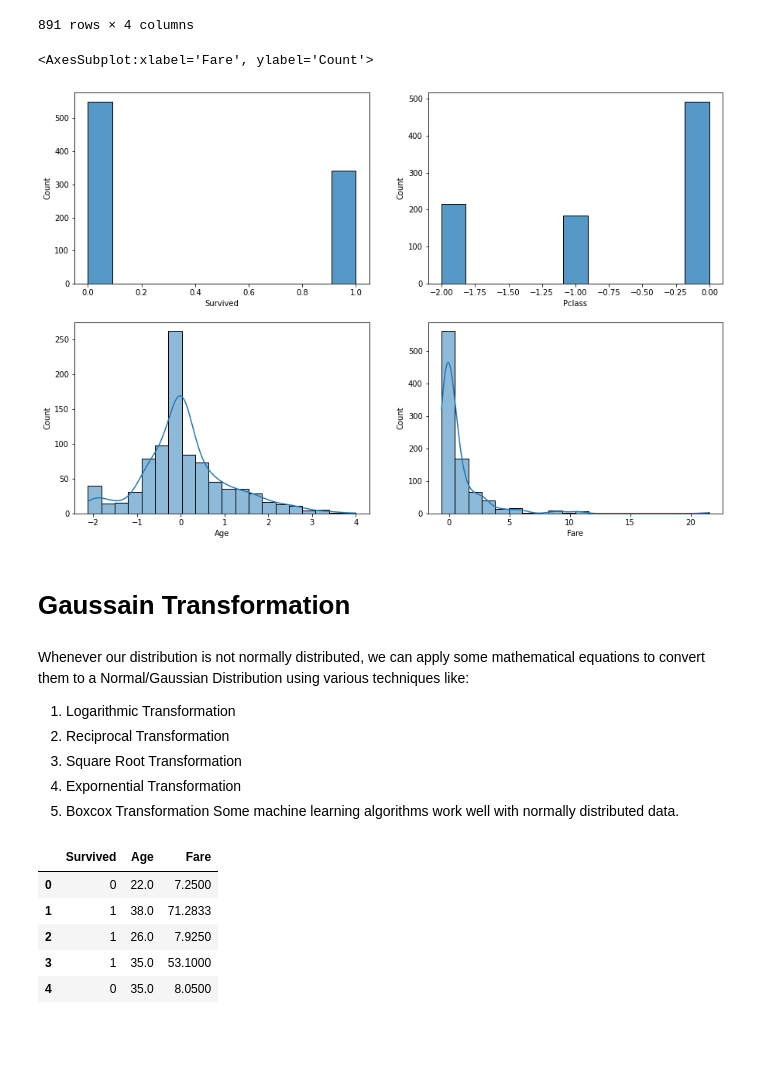
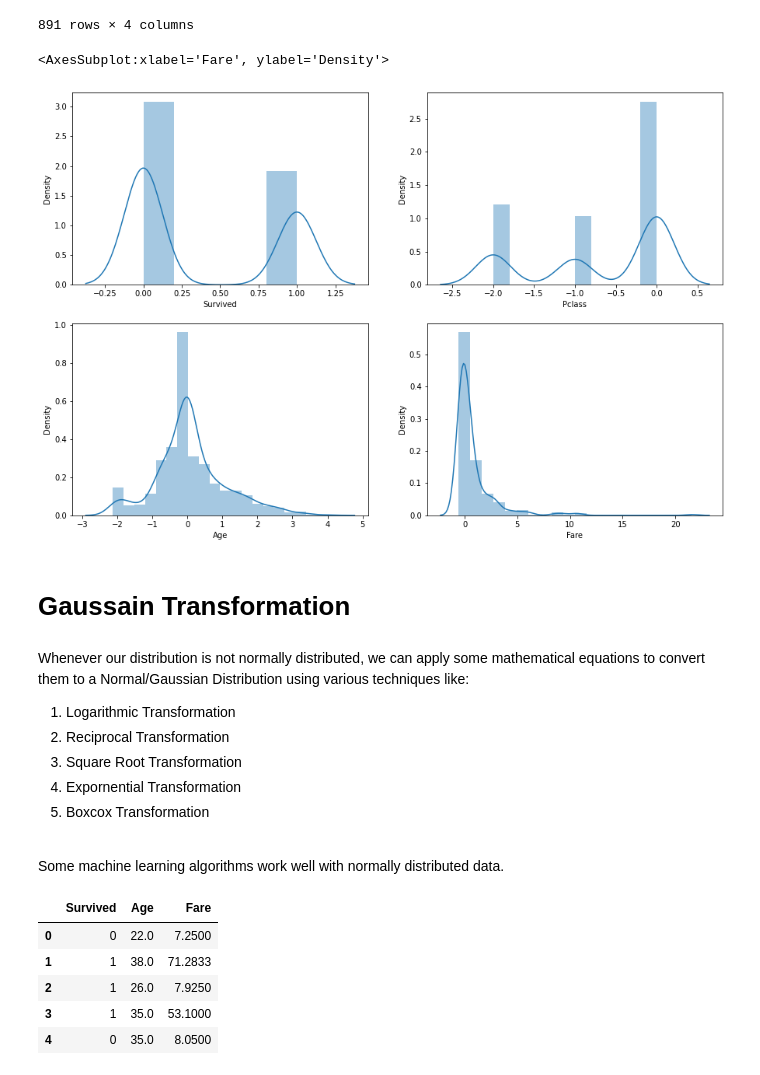
Before and after one commit to babin411/Fusemachine-Internship, a Jupyter notebook: Data Science/Notebooks/Feature Engineering - Normalization and Standardization.ipynb, the cells around one changed output. Drawn from its saved outputs; the diff is of its cells as text; code cells hidden in the pictures; blank space fills up the shorter version.

```diff
--- a/Data Science/Notebooks/Feature Engineering - Normalization and Standardization.ipynb
+++ b/Data Science/Notebooks/Feature Engineering - Normalization and Standardization.ipynb
@@ -157,13 +184,13 @@ df_robust_scaler
 891 rows × 4 columns
 # %%
 fig,ax = plt.subplots(2,2,figsize=(15,10))
-sns.histplot(df_robust_scaler['Survived'],ax=ax[0][0])
-sns.histplot(df_robust_scaler['Pclass'],ax=ax[0][1])
-sns.histplot(df_robust_scaler['Age'],ax=ax[1][0],bins=20,kde=True)
-sns.histplot(df_robust_scaler['Fare'],ax=ax[1][1],bins=20,kde=True)
+sns.distplot(df_robust_scaler['Survived'],ax=ax[0][0])
+sns.distplot(df_robust_scaler['Pclass'],ax=ax[0][1])
+sns.distplot(df_robust_scaler['Age'],ax=ax[1][0],bins=20,kde=True)
+sns.distplot(df_robust_scaler['Fare'],ax=ax[1][1],bins=20,kde=True)
 # %% [output]
-<AxesSubplot:xlabel='Fare', ylabel='Count'>
+<AxesSubplot:xlabel='Fare', ylabel='Density'>
-[figure, old version]
+[figure, new version]
 # %% [markdown]
 # Gaussain Transformation
 # %% [markdown]
@@ -173,6 +200,7 @@ Whenever our distribution is not normally distributed, we can apply some mathema
 3. Square Root Transformation
 4. Expornential Transformation
 5. Boxcox Transformation
+<br/>
 Some machine learning algorithms work well with normally distributed data.
 # %%
 df = pd.read_csv(path, usecols=['Age','Fare','Survived'])
```
Also changed, not shown: parts of 6 cells of this notebook.
